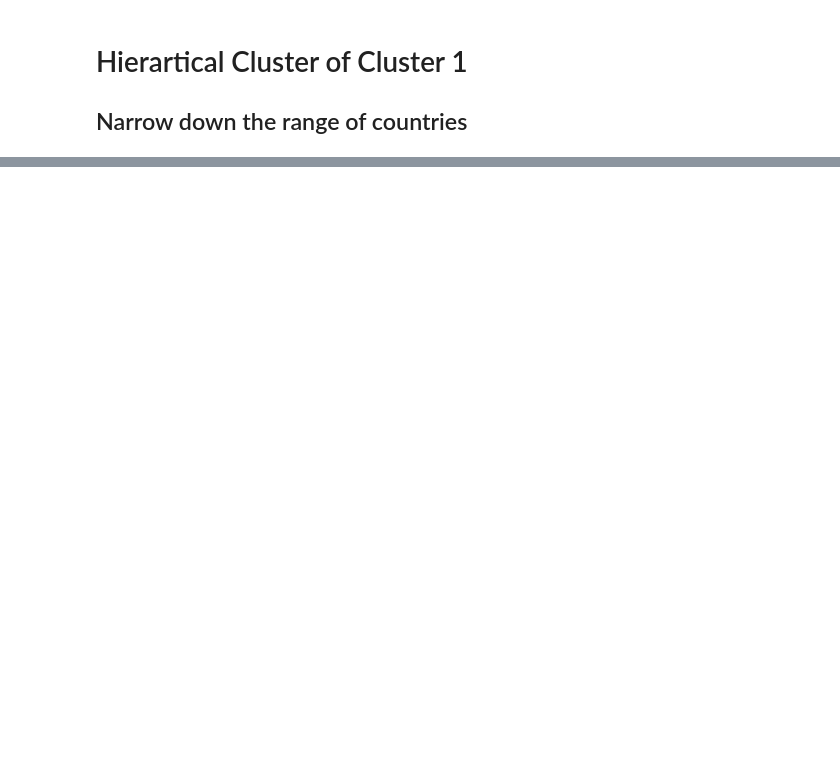
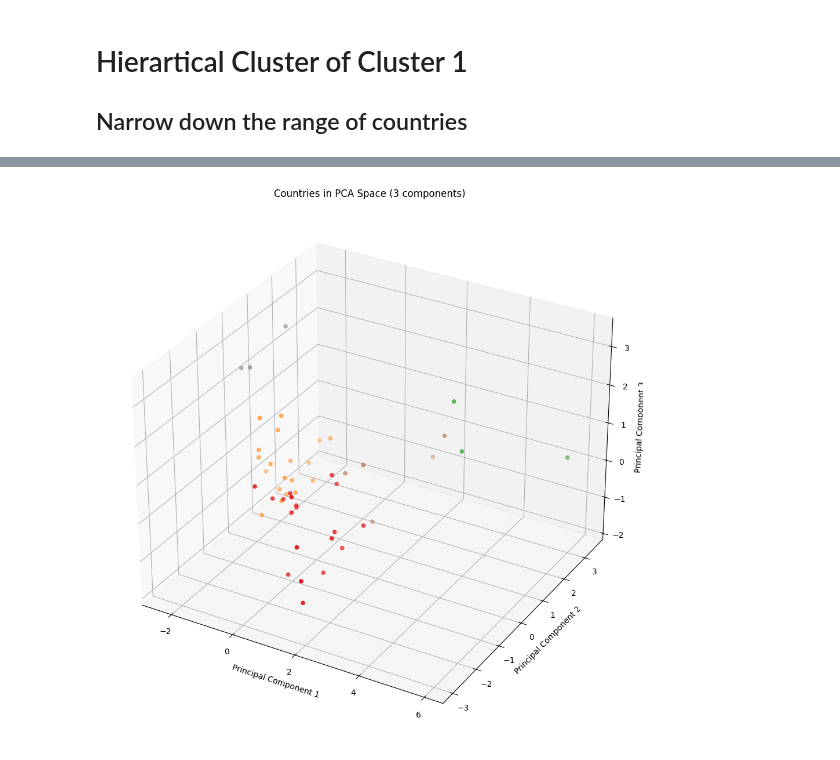
Before and after one commit to bytesbyt/ds_help_country, a Jupyter notebook: country.ipynb, the cells around one changed output, grey strips where cells are left out. Cells and saved outputs as stored; diff of their text form; code cells hidden in the pictures; blank space fills up the shorter version.

Commit message:
Update Hierartical clustering

```diff
--- a/country.ipynb
+++ b/country.ipynb
@@ -583,4 +567,4 @@ Sillohte score for k=10: 0.18208041712343978
 # %%
 # Dimensionality reduction
-pca = PCA(n_components=2)
+pca = PCA(n_components=3)
 reduced_data2 = pca.fit_transform(data_norm)
@@ -587,6 +591,6 @@ reduced_data2 = pca.fit_transform(data_norm)
 # %%
 # Agglomerative clustering
-clus = AgglomerativeClustering(n_clusters=4, metric= 'euclidean', linkage='ward')
+clus = AgglomerativeClustering(n_clusters=5, metric= 'euclidean', linkage='ward')
 y_predicted2 = clus.fit_predict(reduced_data2)
 # %%
 y_predicted2
@@ -604,0 +601,4 @@ plt.show()
+# %%
+# Put the cluster into the cluster_1_dataframe
+cluster_1_df['Cluster'] = y_predicted2
+cluster_1_df.head()
@@ -604,0 +612,16 @@ plt.show()
+# %%
+fig = plt.figure(figsize=(16, 12))
+ax = fig.add_subplot(111, projection='3d')
+
+# Create a scatter plot in 3D
+scatter = ax.scatter(reduced_data2[:, 0], reduced_data2[:, 1], reduced_data2[:, 2], c=cluster_1_df["Cluster"], cmap="Set1", label='Clusters')
+
+# Add title and labels
+ax.set_xlabel("Principal Component 1")
+ax.set_ylabel("Principal Component 2")
+ax.set_zlabel("Principal Component 3")
+plt.title("Countries in PCA Space (3 components)")
+
+plt.show()
+# %% [output]
+[figure, added]
```
Also changed, not shown: parts of 30 cells of this notebook, 2 other files.
